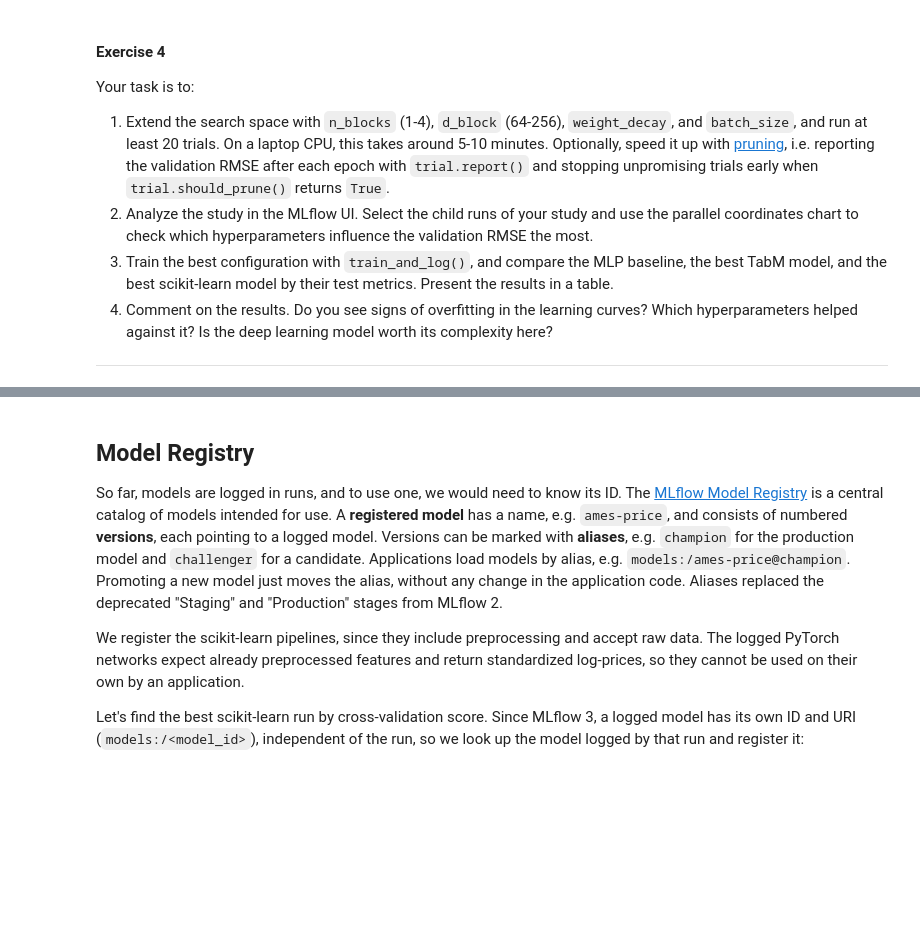
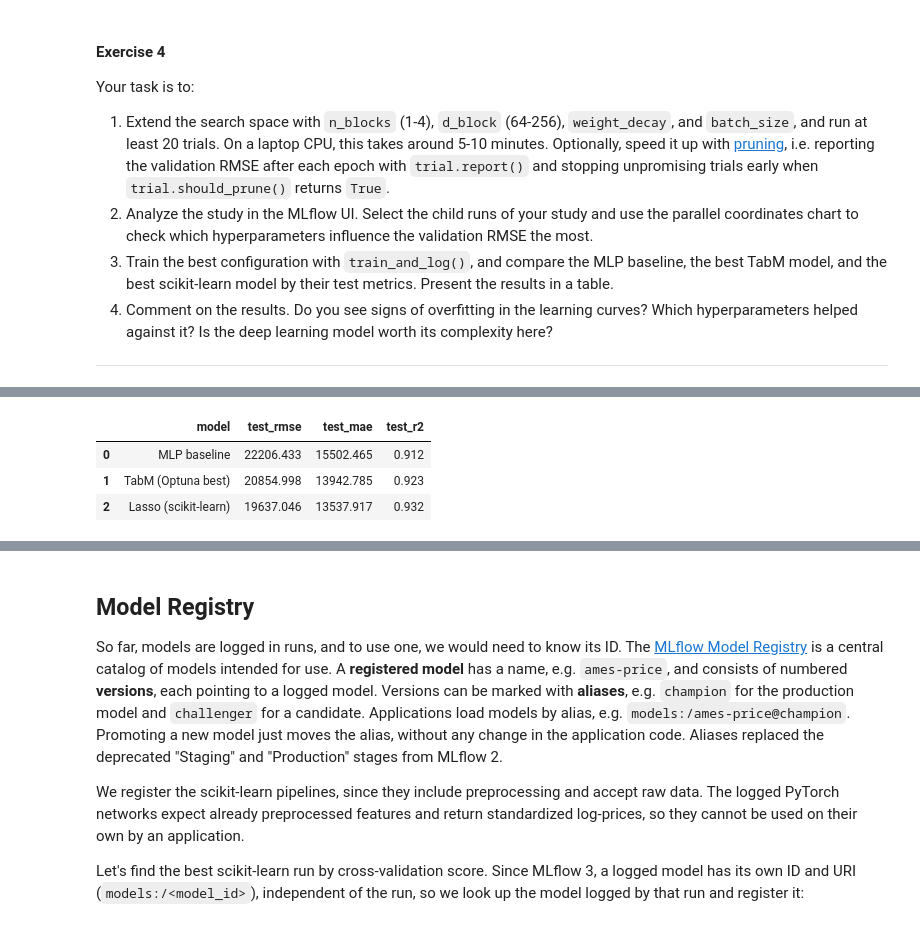
Before and after one commit to mikhailbahdashych-agh/mlops-lab5, a Jupyter notebook: LAB_INSTRUCTION_2_MLFLOW.ipynb, the cells around one changed output, grey strips where cells are left out. Cells and saved outputs as stored; diff of their text form; code cells hidden in the pictures; blank space fills up the shorter version.

```diff
--- a/LAB_INSTRUCTION_2_MLFLOW.ipynb
+++ b/LAB_INSTRUCTION_2_MLFLOW.ipynb
@@ -943,0 +1078,9 @@ Your task is to:
+# %%
+# 4.3
+
+best_extended_config = base_config | {
+    "name": "tabm_optuna_extended_best",
+    "model": "tabm",
+    **study.best_params,
+}
+tabm_test_metrics = train_and_log(best_extended_config)
@@ -943,0 +1099,20 @@ Your task is to:
+# %%
+mlp_run = mlflow.search_runs(
+    experiment_names=["pytorch-housing-manual"],
+    filter_string="tags.mlflow.runName = 'mlp_baseline'",
+).iloc[0]
+
+comparison = pd.DataFrame(
+    [
+        ["MLP baseline", mlp_run["metrics.test_rmse"], mlp_run["metrics.test_mae"], mlp_run["metrics.test_r2"]],
+        ["TabM (Optuna best)", tabm_test_metrics["rmse"], tabm_test_metrics["mae"], tabm_test_metrics["r2"]],
+        ["Lasso (scikit-learn)", v2_results["Lasso"]["test_rmse"], v2_results["Lasso"]["test_mae"], v2_results["Lasso"]["test_r2"]],
+    ],
+    columns=["model", "test_rmse", "test_mae", "test_r2"],
+)
+comparison.round(3)
+# %% [output]
+|  | model | test_rmse | test_mae | test_r2 |
+| 0 | MLP baseline | 22206.433 | 15502.465 | 0.912 |
+| 1 | TabM (Optuna best) | 20854.998 | 13942.785 | 0.923 |
+| 2 | Lasso (scikit-learn) | 19637.046 | 13537.917 | 0.932 |
```
Also changed, not shown: parts of 16 cells of this notebook, 4 other files.
